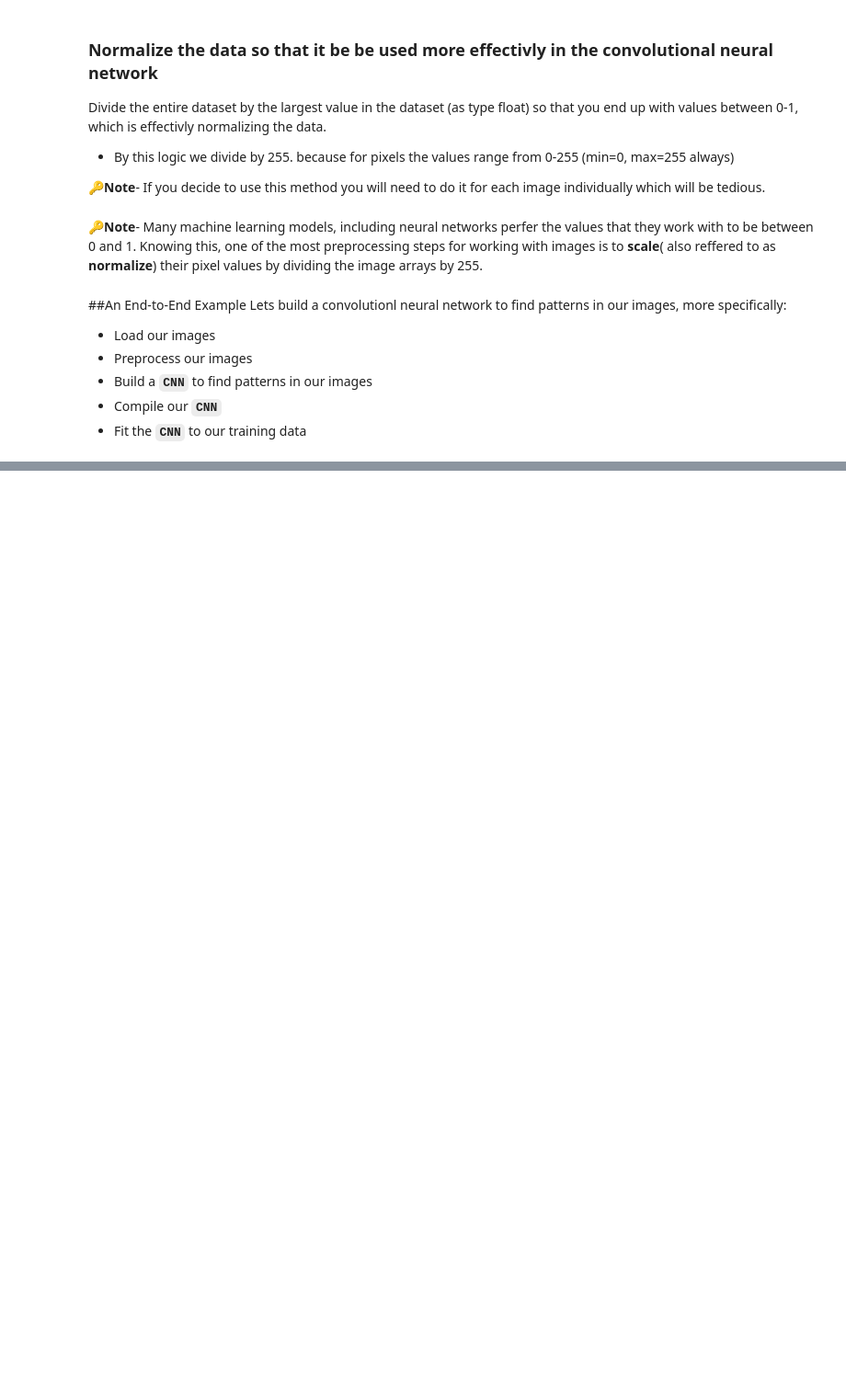
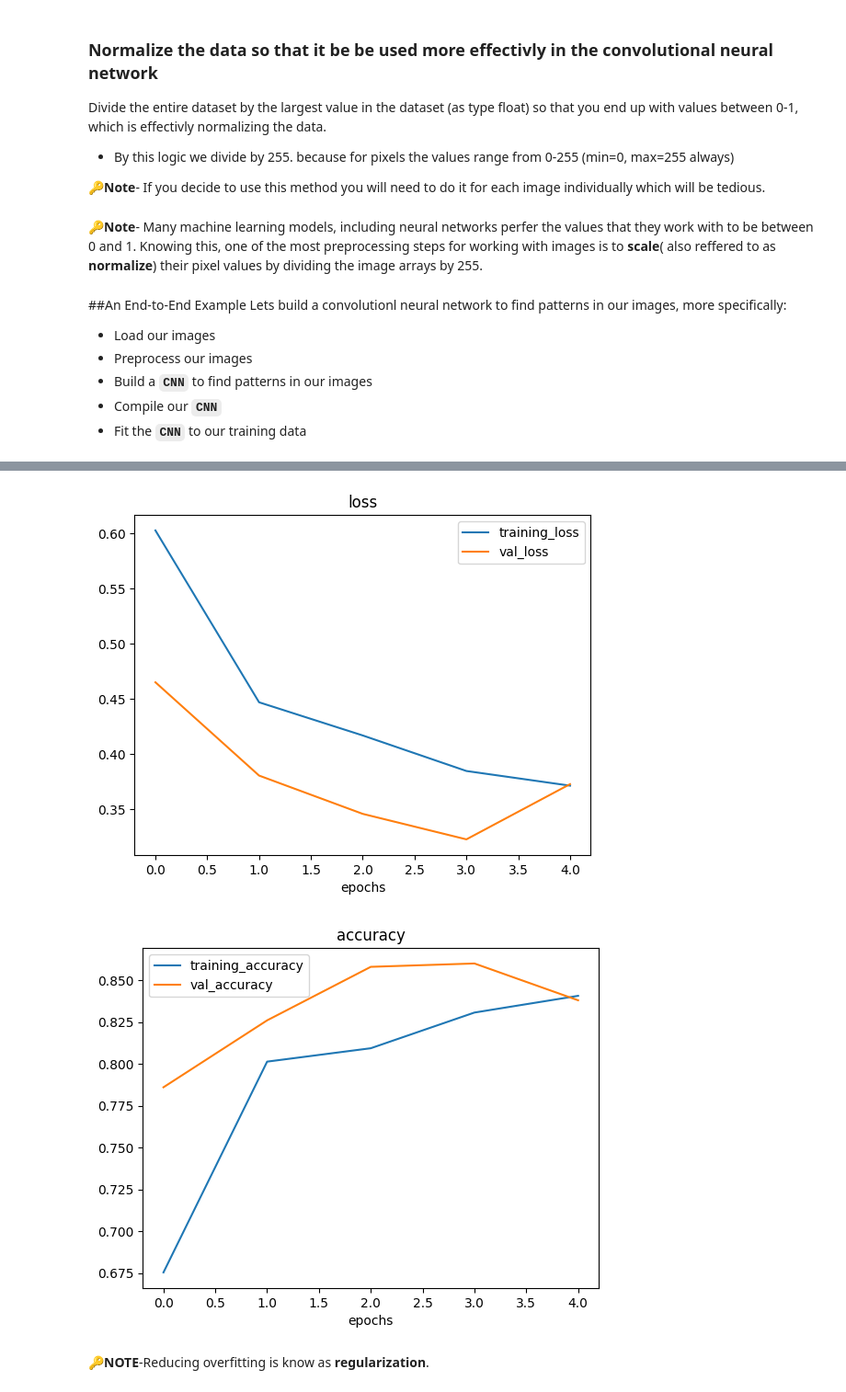
Before and after one commit to SteffanBurnette/TensorFlow-, a Jupyter notebook: IntroToConvolutionalNeuralNetworks.ipynb, the cells around one changed output, grey strips where cells are left out. Shown at 92% size. Saved outputs shown, nothing was run; the diff lists cells and outputs as text; code cells hidden in the pictures; blank space fills up the shorter version.

```diff
--- a/IntroToConvolutionalNeuralNetworks.ipynb
+++ b/IntroToConvolutionalNeuralNetworks.ipynb
@@ -250,0 +642,20 @@ Epoch 5/5
+# %%
+#Create the model(this is going to be our new baseline)
+model_5 = Sequential([
+    Conv2D(10, 3, activation="relu", input_shape=(224,224,3)),
+    MaxPool2D(pool_size=2),
+    Conv2D(10, 3, activation="relu"),
+    MaxPool2D(),
+    Conv2D(10, 3, activation="relu"),
+    MaxPool2D(),
+    Flatten(),
+    Dense(1, activation="sigmoid")
+])
+# %%
+#Compile the model
+model_5.compile(loss =BinaryCrossentropy(),
+                optimizer=Adam(),
+                metrics = ["accuracy"])
+
+#Fit the model
+history_5 = model_5.fit(train_data, epochs=5, steps_per_epoch=len(train_data), validation_data=test_data, validation_steps=len(test_data))
@@ -250,0 +694,7 @@ Epoch 5/5
+# %%
+plot_loss_curves(history_5)
+# %% [output]
+[figure, added]
+[figure, added]
+# %% [markdown]
+🔑**NOTE**-Reducing overfitting is know as **regularization**.
```
Also changed, not shown: parts of 46 cells of this notebook.
